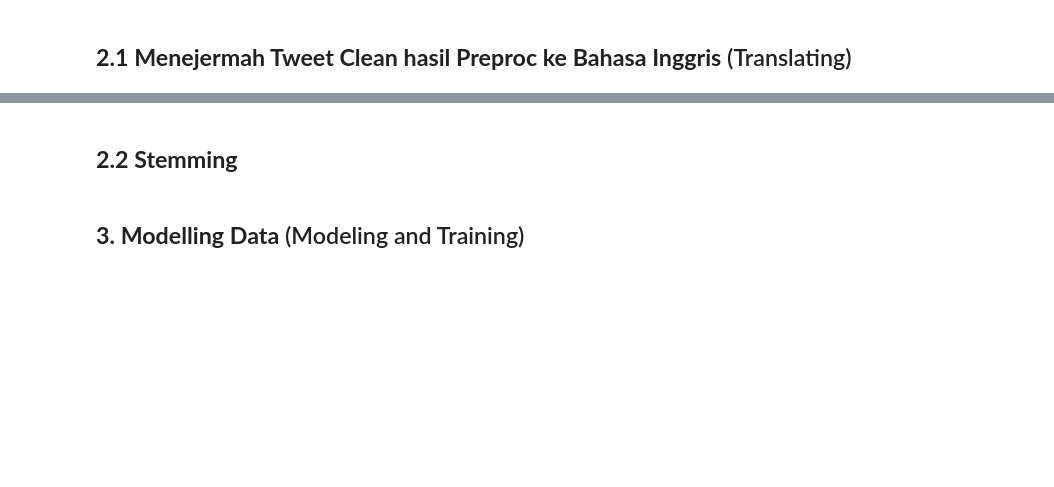
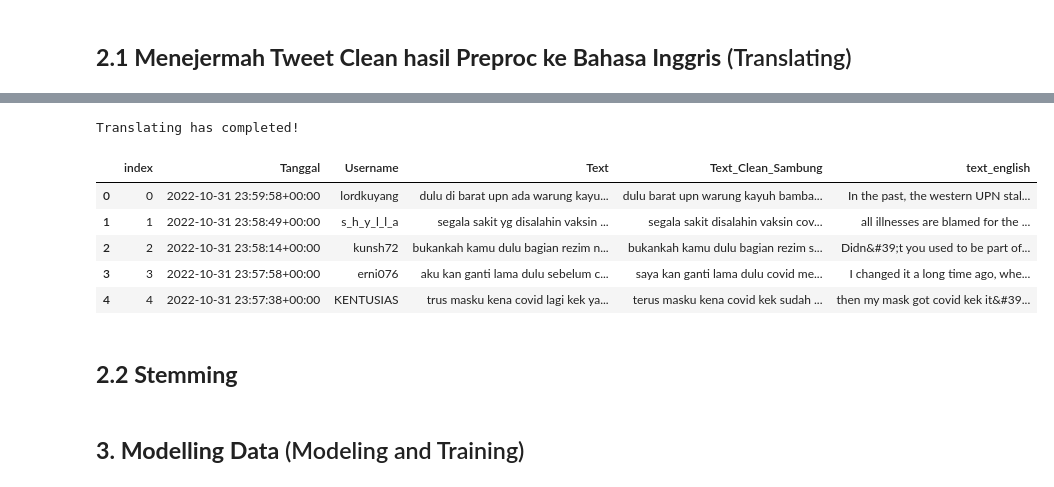
Before and after one commit to hzlnqodrey/projek-akhir-prak-ds-sentimen-analisis-twitter-covid19-nlp-bayes, a Jupyter notebook: main.ipynb, the cells around one changed output, grey strips where cells are left out. Saved outputs shown, nothing was run; the diff lists cells and outputs as text; code cells hidden in the pictures; blank space fills up the shorter version.

Commit message:
add english wrangling dataset

```diff
--- a/main.ipynb
+++ b/main.ipynb
@@ -280,3 +289,40 @@ Who am I and where are you
+# %%
+# REAL IMPLEMENTATION
+import os
+
+from google.cloud import translate_v2
+
+os.environ['GOOGLE_APPLICATION_CREDENTIALS'] = r"serviceKey.json"
+
+translate_client = translate_v2.Client()
+target = "en"
+
+translated_word = []
+new_row = []
+data = data.reset_index()  # make sure indexes pair with number of rows
+
+for index, row in data.iterrows():
+    new_row.append(row['Text_Clean_Sambung'])
+
+for per_row in new_row:
+    output = translate_client.translate(per_row, target_language="en")
+    translated_word.append(output['translatedText'])
+
+data.insert(loc=len(data.columns),
+            column="text_english", value=translated_word)
+
+print('Translating has completed!')
+# %% [output]
+Translating has completed!
+# %%
+data.head(5)
+# %% [output]
+|  | index | Tanggal | Username | Text | Text_Clean_Sambung | text_english |
+| 0 | 0 | 2022-10-31 23:59:58+00:00 | lordkuyang | dulu di barat upn ada warung kayu... | dulu barat upn warung kayuh bamba... | In the past, the western UPN stal... |
+| 1 | 1 | 2022-10-31 23:58:49+00:00 | s_h_y_l_l_a | segala sakit yg disalahin vaksin ... | segala sakit disalahin vaksin cov... | all illnesses are blamed for the ... |
+| 2 | 2 | 2022-10-31 23:58:14+00:00 | kunsh72 | bukankah kamu dulu bagian rezim n... | bukankah kamu dulu bagian rezim s... | Didn&#39;t you used to be part of... |
+| 3 | 3 | 2022-10-31 23:57:58+00:00 | erni076 | aku kan ganti lama dulu sebelum c... | saya kan ganti lama dulu covid me... | I changed it a long time ago, whe... |
+| 4 | 4 | 2022-10-31 23:57:38+00:00 | KENTUSIAS | trus masku kena covid lagi kek ya... | terus masku kena covid kek sudah ... | then my mask got covid kek it&#39... |
 # %%
 # up to csv
 filename = "english_tweets_covid_dataset_2k.csv"
```
Also changed, not shown: parts of 8 cells of this notebook, 2 other files.
